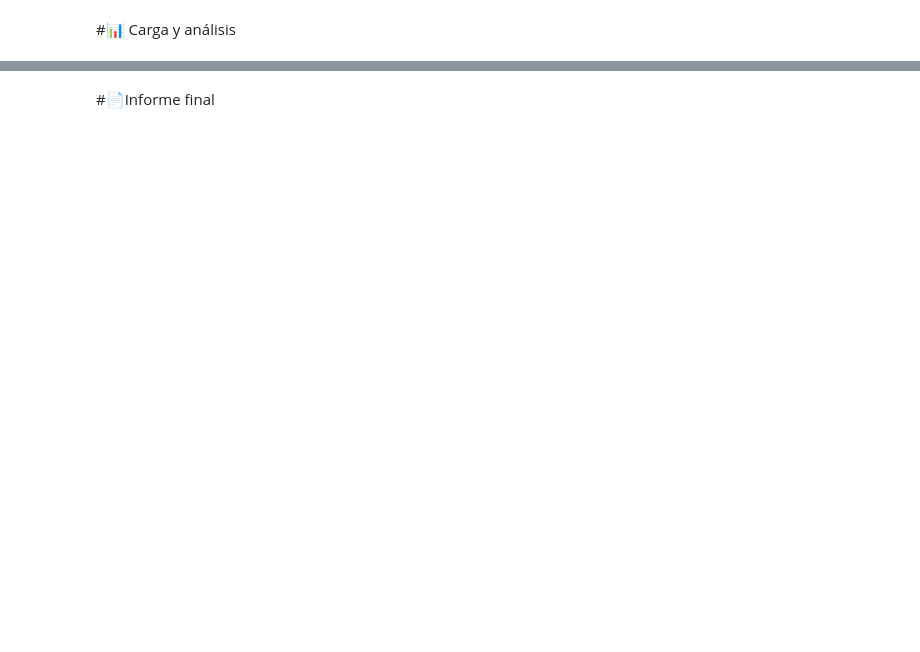
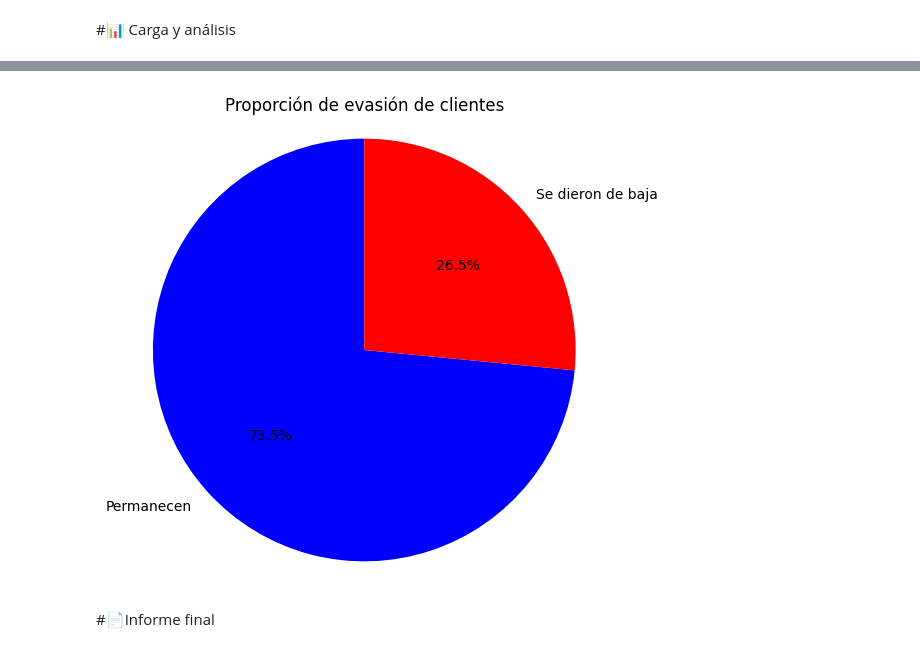
Before and after one commit to jorgevillegazz/Challange-Telecom-X, a Jupyter notebook: TelecomX_LATAM_de_George.ipynb, the cells around one changed output, grey strips where cells are left out. Cells and saved outputs as stored; diff of their text form; code cells hidden in the pictures; blank space fills up the shorter version.

```diff
--- a/TelecomX_LATAM_de_George.ipynb
+++ b/TelecomX_LATAM_de_George.ipynb
@@ -501,0 +428,4 @@ np.int64(0)
+# %%
+df_normalizado['Cuentas_Diarias']=(df_normalizado['Charges_Monthly']/30).round(2)
+df_normalizado['Cuentas_Diarias']=df_normalizado['Cuentas_Diarias'].astype(float)
+df_normalizado
@@ -501,0 +510,15 @@ np.int64(0)
+# %%
+# Objetivo: unificar 'No internet service' y 'No phone service' como 'No'
+
+# Lista de columnas relacionadas a internet donde aparece "No internet service"
+internet_related_cols = [
+    'OnlineSecurity', 'OnlineBackup', 'DeviceProtection',
+    'TechSupport', 'StreamingTV', 'StreamingMovies'
+]
+
+# Reemplazar "No internet service" por "No"
+for nom_col in internet_related_cols:
+    df_normalizado[nom_col] = df_normalizado[nom_col].replace('No internet service', 'No')
+
+# Reemplazar "No phone service" en la columna MultipleLines
+df_normalizado['MultipleLines'] = df_normalizado['MultipleLines'].replace('No phone service', 'No')
@@ -504,2 +644,11 @@ np.int64(0)
+# %%
+# Pie chart con proporciones
+plt.figure(figsize=(6, 6))
+plt.pie(conteo_churn, labels=etiquetas, autopct='%1.1f%%', startangle=90, colors=colores)
+plt.title('Proporción de evasión de clientes')
+plt.axis('equal')  # Mantiene la forma circular
+plt.show()
+# %% [output]
+[figure, added]
 # %% [markdown]
 #📄Informe final
```
Also changed, not shown: parts of 45 cells of this notebook.
